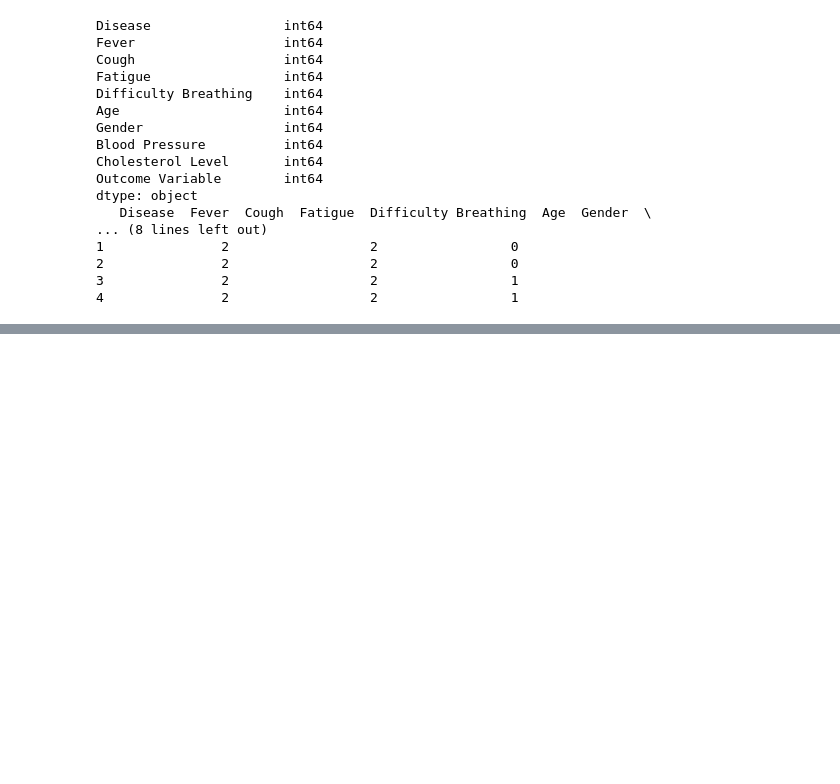
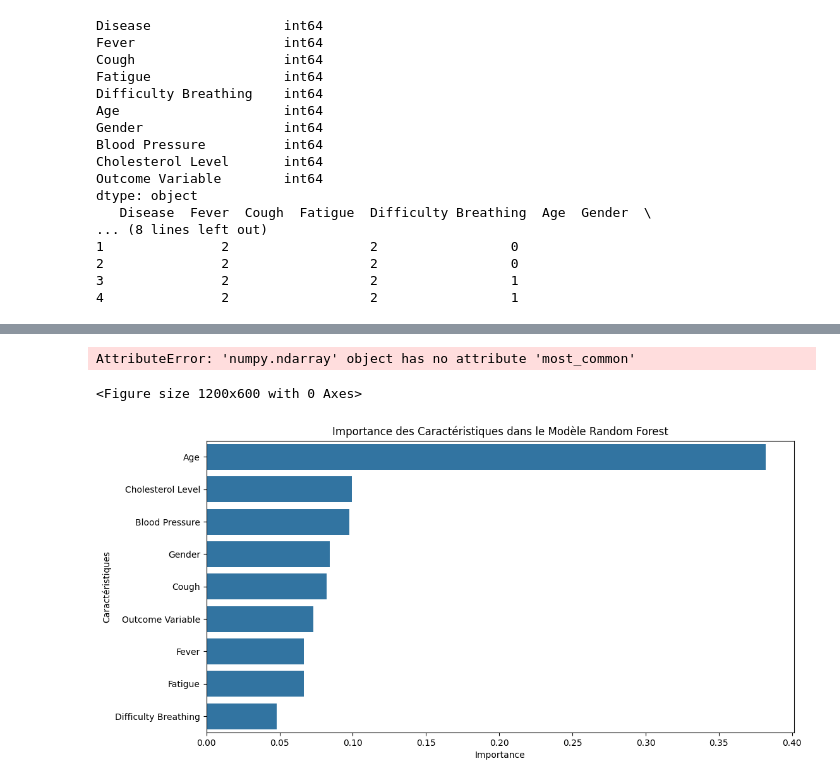
Before and after one commit to Francoistlb/tpmedicale, a Jupyter notebook: tpmedicale.ipynb, the cells around one changed output, grey strips where cells are left out. Drawn from its saved outputs; the diff is of its cells as text; code cells hidden in the pictures; blank space fills up the shorter version.

```diff
--- a/tpmedicale.ipynb
+++ b/tpmedicale.ipynb
@@ -203,0 +281,30 @@ KNN Accuracy: 0.06
+# %%
+plt.figure(figsize=(12, 6))
+sns.countplot(data=pd.DataFrame({'Vraies Valeurs': y_test, 'Prédictions': y_pred.most_common}),
+            x='Vraies Valeurs', hue='Prédictions')
+plt.title("Distribution des Prédictions par Rapport aux Vraies Valeurs")
+plt.xlabel("Classes")
+plt.ylabel("Nombre d'Instances")
+plt.legend(title='Prédictions', loc='upper right')
+plt.show()
+# %% [output]
+AttributeError: 'numpy.ndarray' object has no attribute 'most_common'
+<Figure size 1200x600 with 0 Axes>
+# %%
+# Importance des caractéristiques
+importances = best_model.feature_importances_
+features = X.columns  # Remplace X par ton DataFrame d'origine
+
+# Créer un DataFrame pour l'importance
+importance_df = pd.DataFrame({'Feature': features, 'Importance': importances})
+importance_df = importance_df.sort_values(by='Importance', ascending=False)
+
+# Tracer l'importance des caractéristiques
+plt.figure(figsize=(12, 6))
+sns.barplot(x='Importance', y='Feature', data=importance_df)
+plt.title("Importance des Caractéristiques dans le Modèle Random Forest")
+plt.xlabel("Importance")
+plt.ylabel("Caractéristiques")
+plt.show()
+# %% [output]
+[figure, added]
```
Also changed, not shown: parts of 9 cells of this notebook.
